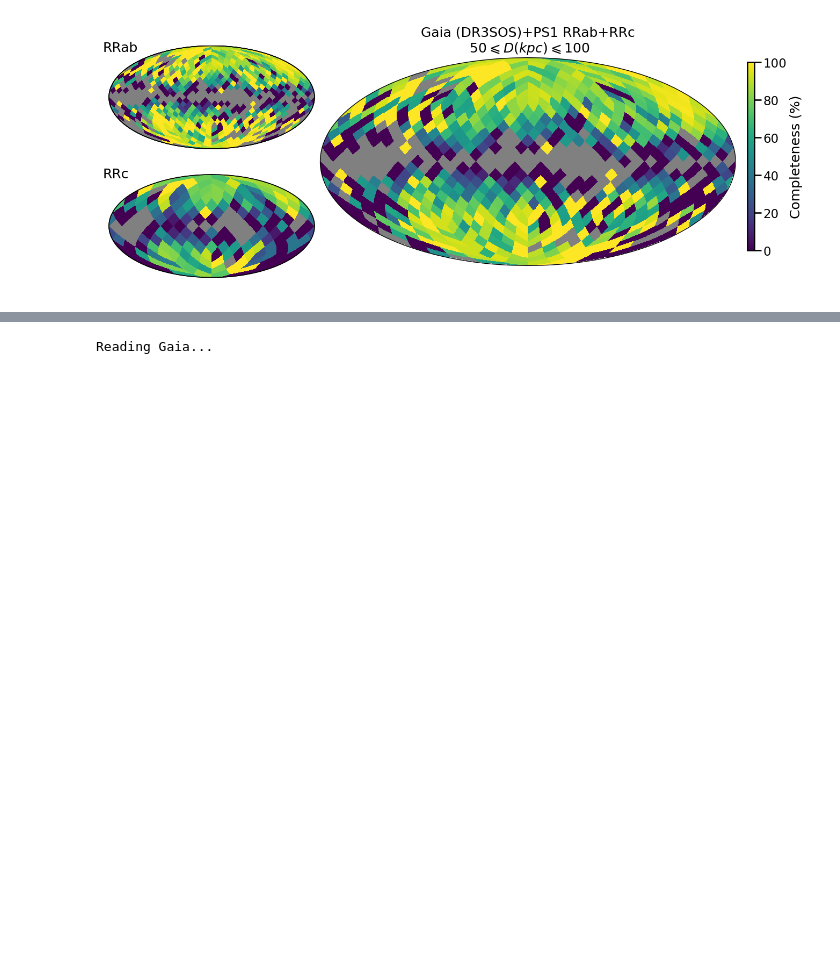
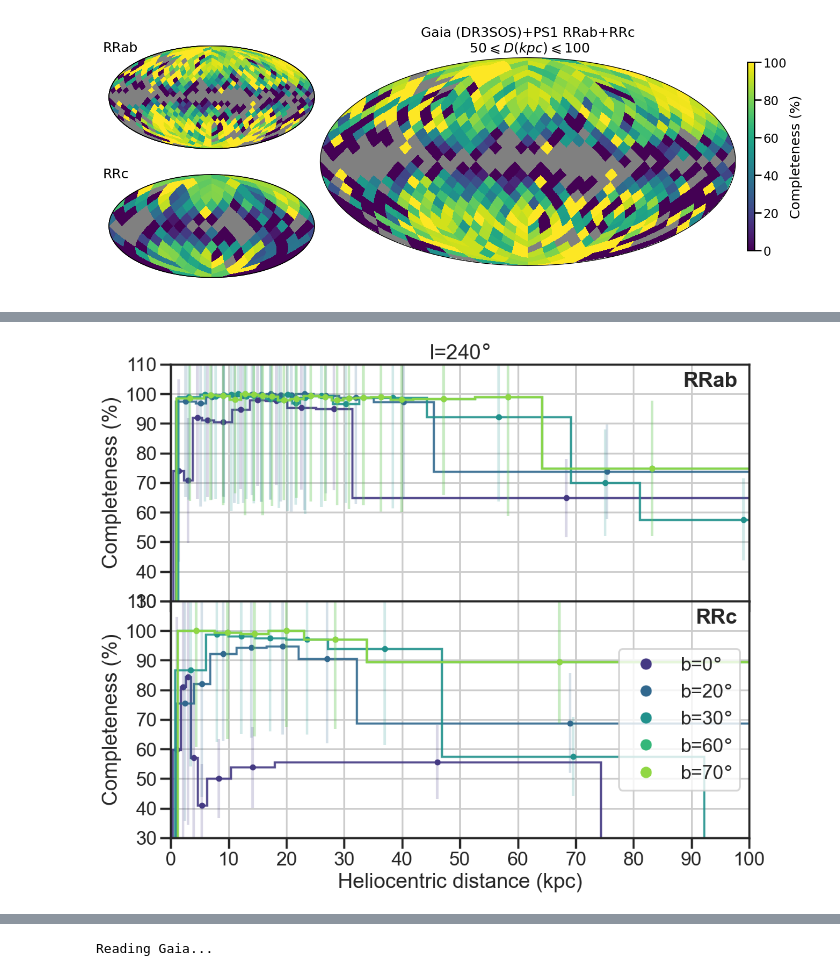
Before and after one commit to cmateu/rrl_completeness, a Jupyter notebook: examples/Gaia_DR3_SOS_RRL_maps.ipynb, the cells around one changed output, grey strips where cells are left out. Cells and saved outputs as stored; diff of their text form; code cells hidden in the pictures; blank space fills up the shorter version.

```diff
--- a/examples/Gaia_DR3_SOS_RRL_maps.ipynb
+++ b/examples/Gaia_DR3_SOS_RRL_maps.ipynb
@@ -33,11 +33,11 @@ Reading ASAS+PS1...
 sc_asasps1  =  ac.SkyCoord(ra=np.array(asasps1["ra"])*u.deg,
                            dec=np.array(asasps1["dec"])*u.deg,
                            distance=np.array(asasps1["distance"])*u.kpc,
-                           frame='icrs')
+                           frame='icrs', obstime="J2013.0", equinox="J2000")
 sc_gaia =  ac.SkyCoord(ra=np.array(gaia["ra"])*u.deg,
                        dec=np.array(gaia["dec"])*u.deg,
                        distance=np.array(gaia["Dist_M18_sfdAG"])*u.kpc,
-                       frame='icrs')
+                       frame='icrs', obstime="J2016.5")
 
 sc_asasps1.RRType = asasps1["RRType"]
 sc_gaia.RRType = gaia["Type"]
@@ -47,5 +47,3 @@ sc_gaia.G = gaia["phot_g_mean_mag"]
 
 sc_gaia.ruwe = gaia["ruwe"]
 sc_gaia.bep = gaia["phot_bp_rp_excess_factor_norm"]
-
-print(sc_gaia.size, sc_asasps1.size)
@@ -809,0 +731,82 @@ SyntaxError: source code string cannot contain null bytes (<string>)
+# %%
+gaia3Dab = pd.read_csv("../maps/completeness3d.gdr3_ps1_asas_combined.filt_ruwe_lt_1.4.rrab.csv",dtype=dict(hpix=int))
+gaia3Dc  = pd.read_csv("../maps/completeness3d.gdr3_ps1_asas_combined.filt_ruwe_lt_1.4.rrc.csv",dtype=dict(hpix=int))
+# %%
+sns.set_style('ticks')
+sns.set_context('poster')
+
+
+fig=plt.figure(1,figsize=(11,9), )
+fig.subplots_adjust(left=0.12,right=0.96,top=0.98,bottom=0.14,hspace=0.)
+ax=fig.add_subplot(211,)
+ax1=fig.add_subplot(212)
+
+ls=[5,45,90,145,180]
+bs=[0,20,30,60,70]
+cols=sns.color_palette("viridis", len(ls))
+
+completeness_map = gaia3Dab
+
+for jj in range(len(ls)) : #np.arange(0,360.,90.):
+
+ bo=5.
+ lo=ls[jj]
+ label = f"l={lo}$\degree$"
+
+ lo=240.
+ bo=bs[jj]
+ label=f"b={bo}$\degree$"
+
+ #RRAB
+ coo = ac.SkyCoord(l = lo*u.deg, b = bo*u.deg, frame = 'galactic')
+ losC = completeness_utils.query_3d_map(gaia3Dab ,coo)
+
+ rmid = (losC.D_f+losC.D_o)/2.
+ rs = np.append(np.min(losC["D_o"]),losC["D_f"])
+
+ ax.plot(rmid,losC.C*100,'.',color=cols[jj])
+ #The histogram plot gives a better representation of the data. Completeness was estimated in (non-uniform) distance bins to ensure a given Poisson noise.
+ ax.hist(rmid,weights=losC.C*100,bins=rs,histtype='step',lw=2.5,color=cols[jj],alpha=0.9)
+ ax.errorbar(rmid,losC.C*100,yerr=losC.eC*100,marker=None,alpha=0.2,color=cols[jj],ls='none')
+
+ #RRC
+ losC = completeness_utils.query_3d_map(gaia3Dc ,coo)
+
+ rmid = (losC.D_f+losC.D_o)/2.
+ rs = np.append(np.min(losC["D_o"]),losC["D_f"])
+
+ ax1.plot(rmid,losC.C*100,'.',color=cols[jj],label=label)
+ #The histogram plot gives a better representation of the data. Completeness was estimated in (non-uniform) distance bins to ensure a given Poisson noise.
+ ax1.hist(rmid,weights=losC.C*100,bins=rs,histtype='step',lw=2.5,color=cols[jj],alpha=0.9)
+ ax1.errorbar(rmid,losC.C*100,yerr=losC.eC*100,marker=None,alpha=0.2,color=cols[jj],ls='none')
+
+ax.set_title(f'l={lo:.0f}$\degree$')
+ax.xaxis.set_major_locator(plt.MultipleLocator(10))
+ax1.xaxis.set_major_locator(plt.MultipleLocator(10))
+
+ax.yaxis.set_major_locator(plt.MultipleLocator(10))
+ax1.yaxis.set_major_locator(plt.MultipleLocator(10))
+
+ax.grid(which='major')
+ax1.grid(which='major')
+
+#ax.legend(markerscale=2, ncol=2, loc='lower left')
+
+ax.set_xlim(0,100)
+ax1.set_xlim(0,100)
+ax.xaxis.set_ticklabels([])
+ax1.set_xlabel('Heliocentric distance (kpc)')
+
+ax.set_ylabel('Completeness (%)')
+ax1.set_ylabel('Completeness (%)')
+
+ax.text(0.98,0.97,'RRab',fontweight='bold',ha='right',va='top', transform=ax.transAxes)
+ax1.text(0.98,0.97,'RRc',fontweight='bold',ha='right',va='top', transform=ax1.transAxes)
+
+
+ax.set_ylim(30,110)
+ax1.set_ylim(30,110)
+
+#ax1.legend()
+ax1.legend(markerscale=2, loc='center right')#, loc='lower left')
+# %% [output]
@@ -809,0 +814 @@ SyntaxError: source code string cannot contain null bytes (<string>)
+[figure, added]
```
Also changed, not shown: parts of 9 cells of this notebook.
